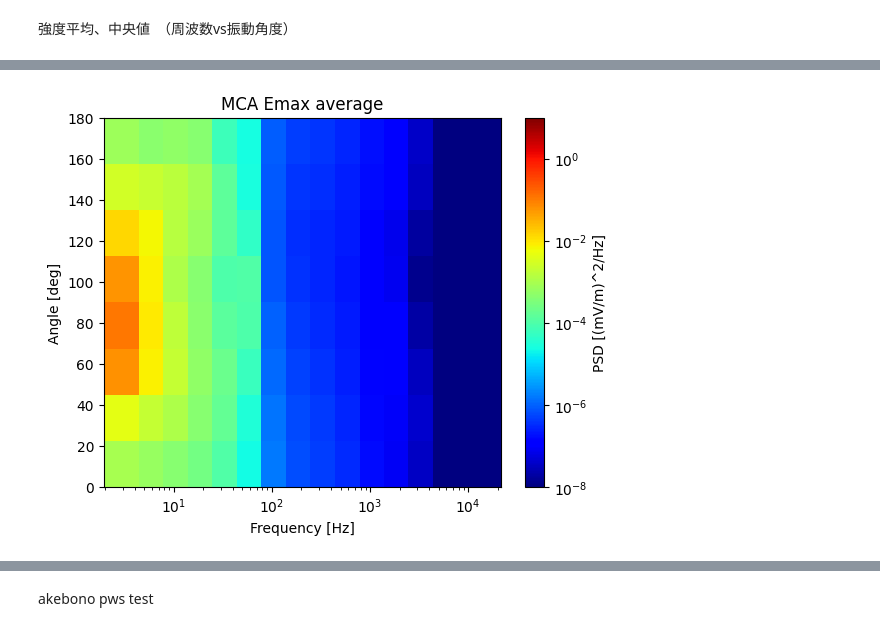
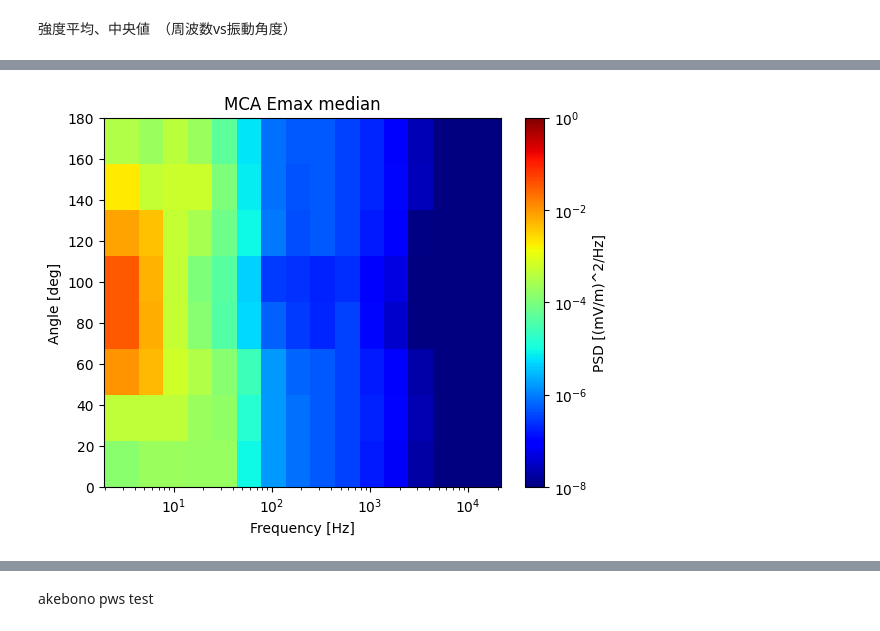
Before and after one commit to shuji-onosawa/akebono_analysis, a Jupyter notebook: src/Akebono_analysis.ipynb, the cells around one changed output, grey strips where cells are left out. Drawn from its saved outputs; the diff is of its cells as text; code cells hidden in the pictures.

```diff
--- a/src/Akebono_analysis.ipynb
+++ b/src/Akebono_analysis.ipynb
@@ -53,17 +83,10 @@ pytplot.data_quants['angle_btwn_B0_Ey']
 強度平均、中央値　（周波数vs振動角度）
 # %%
 from calc_pwr_matrix_angle_vs_freq import calc_pwr_matrix_angle_vs_freq
-import pytplot
-import utilities
-import akebono
 
-date = '1990-02-03'
-start_time = '22:54:00'
-end_time='22:59:00'
-next_date = utilities.get_next_date(date)
-akebono.orb(trange=[date, next_date])
-
-intensity_e_matrix, intensity_m_martrix, medi_e, medi_m = calc_pwr_matrix_angle_vs_freq(date=date,
+date = '1990-02-11'
+start_time = '18:05:00'
+end_time='18:09:00'
+intensity_e_matrix, intensity_m_martrix = calc_pwr_matrix_angle_vs_freq(date=date,
                                                                         start_time=start_time,
                                                                         end_time=end_time)
-pytplot.tplot_names()
@@ -89,27 +168,27 @@ pytplot.tplot(['akb_mca_Emax_pwr', 'angle_btwn_B0_Ey', 'akb_mca_Bmax_pwr', 'angl
 # %%
 from matplotlib.colors import LogNorm
 import matplotlib.pyplot as plt
 import numpy as np
 # 作成した角度ごとのMCAのデータ(8*16の配列)をプロットする
 freq = np.array([3.16, 5.62, 10, 17.6,
                  31.6, 56.2, 100, 176,
                  316, 562, 1000, 1760,
                  3160, 5620, 10000, 17600])
 
 angle = np.array([11.25, 33.75, 56.25, 78.75, 101.25, 123.75, 146.25, 168.75])
 
 fig, ax = plt.subplots()
-im = ax.pcolormesh(freq, angle, intensity_e_matrix, cmap='jet', norm=LogNorm(vmin=1e-8, vmax=10))
+im = ax.pcolormesh(freq, angle, medi_e, cmap='jet', norm=LogNorm(vmin=1e-8, vmax=1))
 # カラーバーの追加
 cbar = plt.colorbar(im)
 cbar.ax.set_ylabel('PSD [(mV/m)^2/Hz]')
 # カラーバーの値の範囲の設定
 
 ax.set_xscale('log')
 ax.set_xlabel('Frequency [Hz]')
 ax.set_ylabel('Angle [deg]')
-ax.set_title('MCA Emax average')
-plt.savefig('../plots/freq_angle_pwr_plot/'+date+'_'+start_time.replace(':', '')+'_'+end_time.replace(':','')+'_Emax_average.png')
+ax.set_title('MCA Emax median')
+plt.savefig('../plots/freq_angle_pwr_plot/'+date+'_'+start_time.replace(':', '')+'_'+end_time.replace(':','')+'_Emax_median.png')
 plt.show()
 # %% [output]
-[figure, old version]
+[figure, new version]
```
Also changed, not shown: parts of 32 cells of this notebook, 1 other file.
